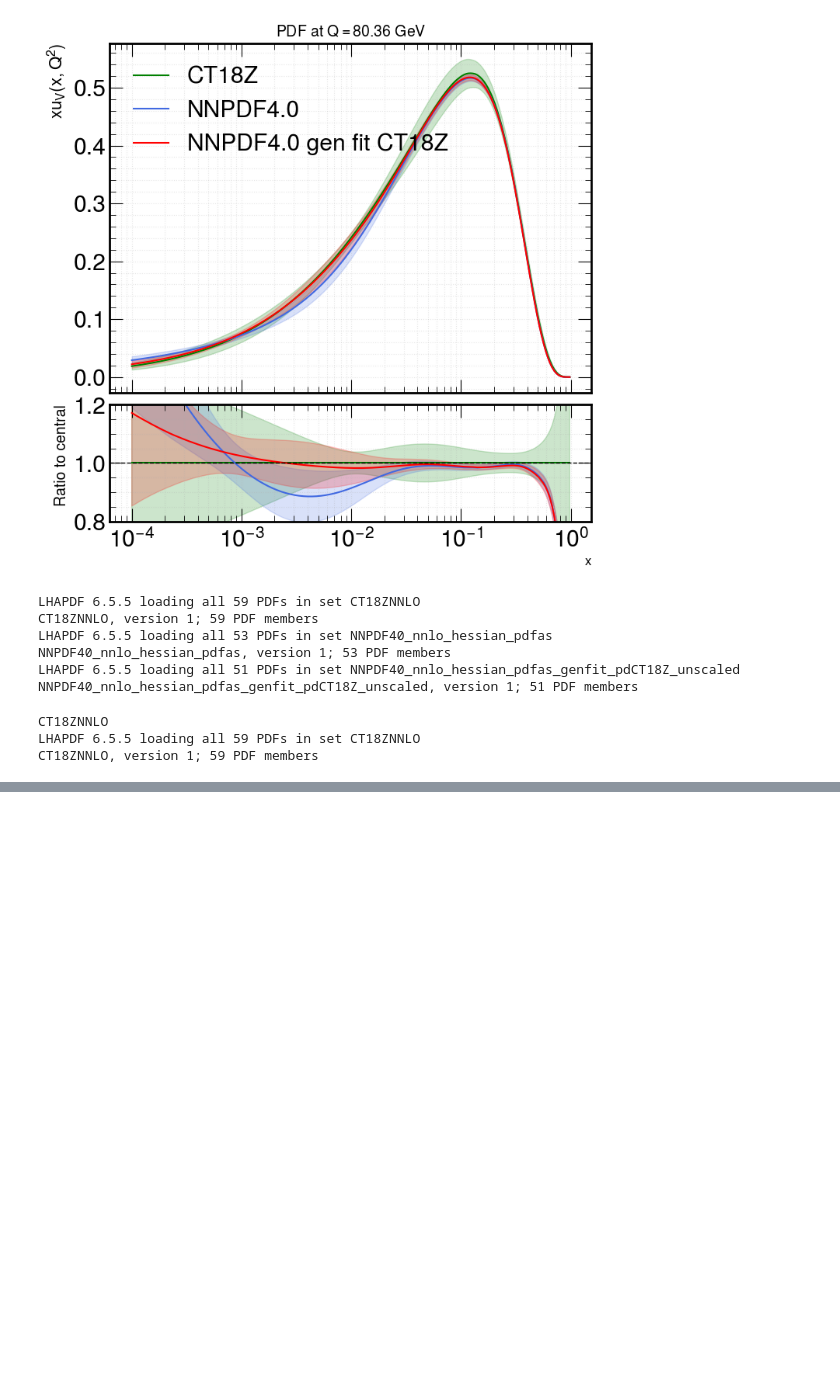
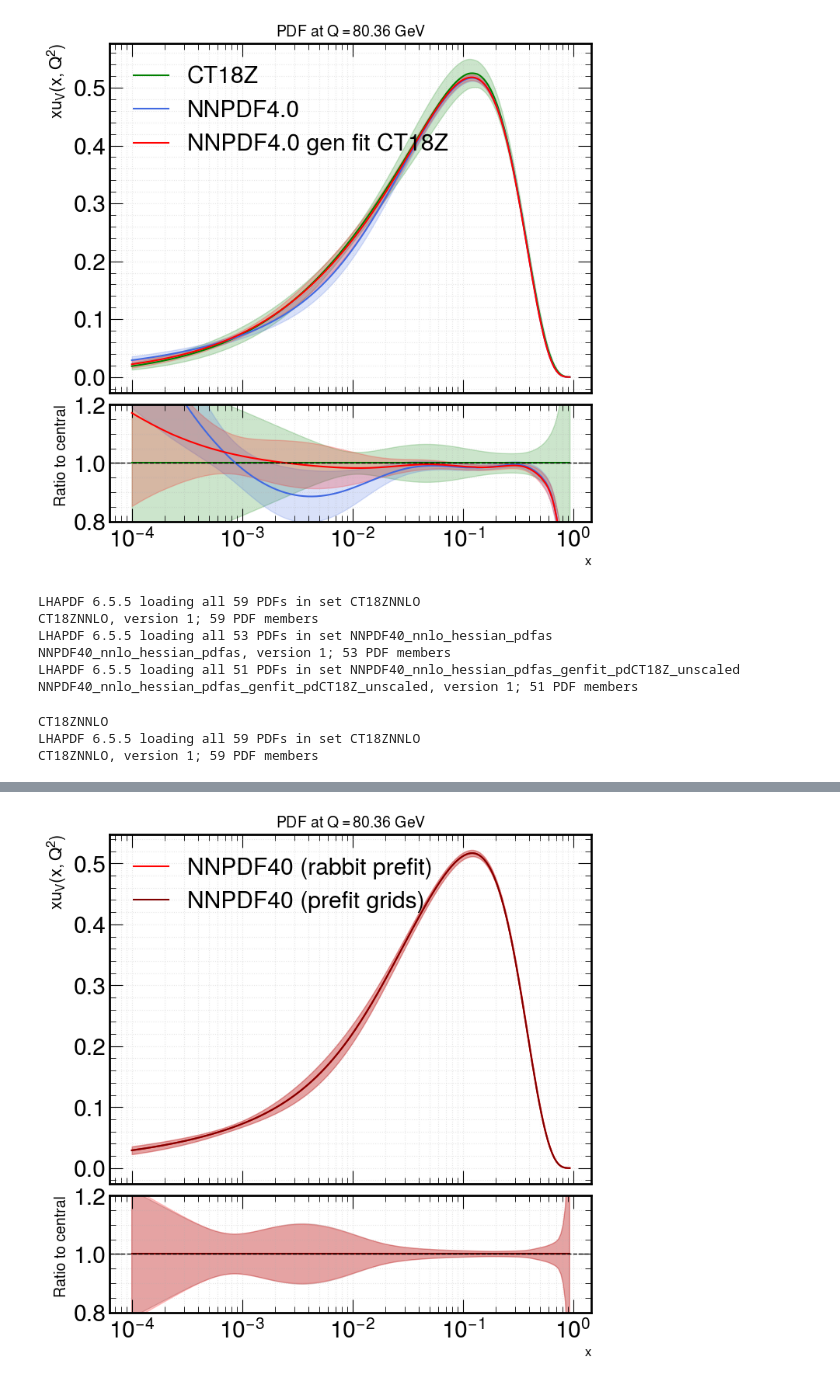
Before and after one commit to WMass/WRemnants, a Jupyter notebook: notebooks/PdfDistributionPlots.ipynb, the cells around one changed output, grey strips where cells are left out. Cells and saved outputs as stored; diff of their text form; code cells hidden in the pictures; blank space fills up the shorter version.

```diff
--- a/notebooks/PdfDistributionPlots.ipynb
+++ b/notebooks/PdfDistributionPlots.ipynb
@@ -113,0 +136,4 @@ make_pdf_plot(vals2, errors2, x_range, ["CT18ZNNLO", "NNPDF40 (prefit)", "NNPDF4
+# %%
+make_pdf_plot(vals_pre, errors_pre, x_range, ["NNPDF40 (rabbit prefit)", "NNPDF40 (prefit grids)"], ["red", "maroon"])
+# %% [output]
+[figure, added]
```
Also changed, not shown: parts of 5 cells of this notebook, 1 other file.
